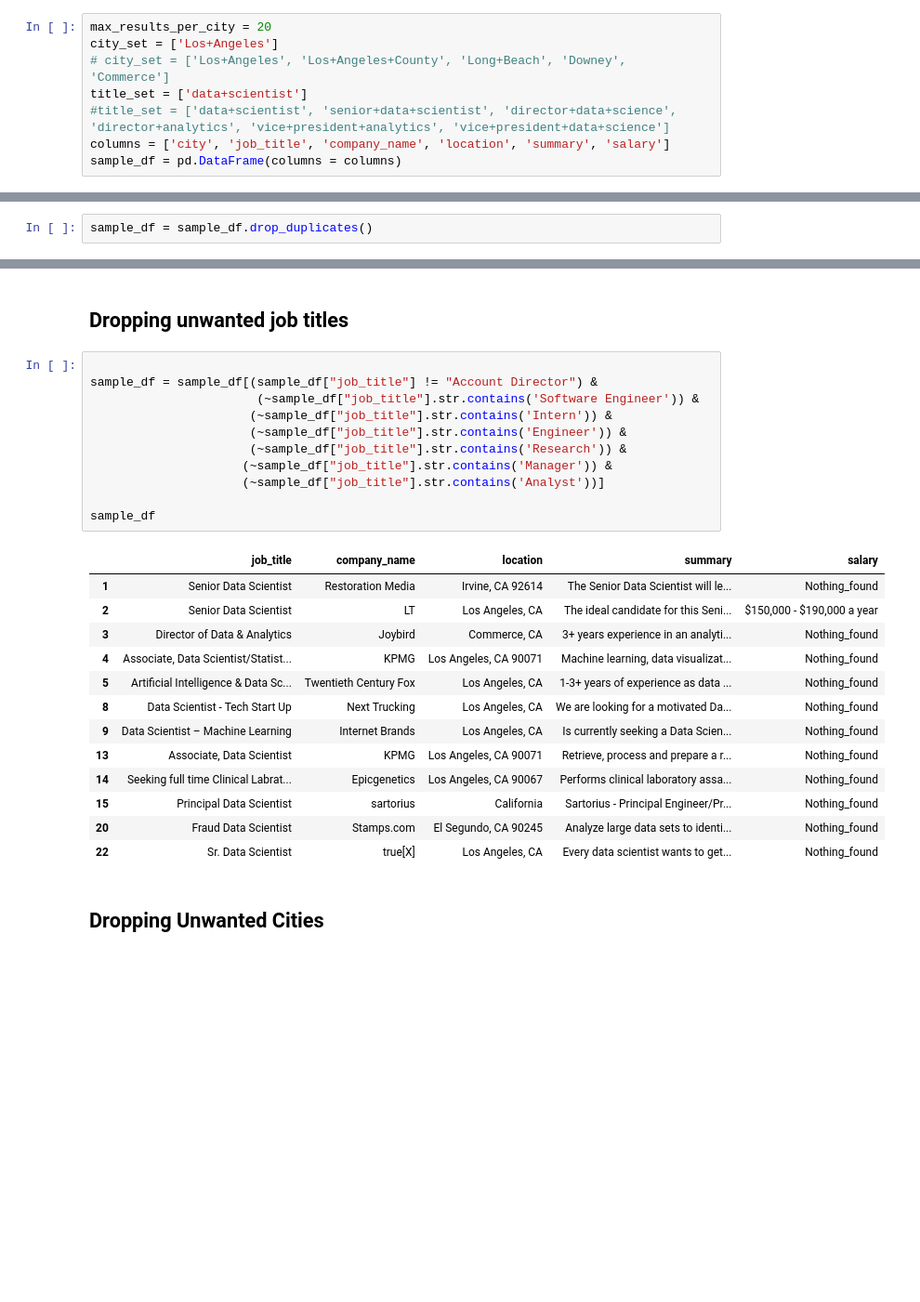
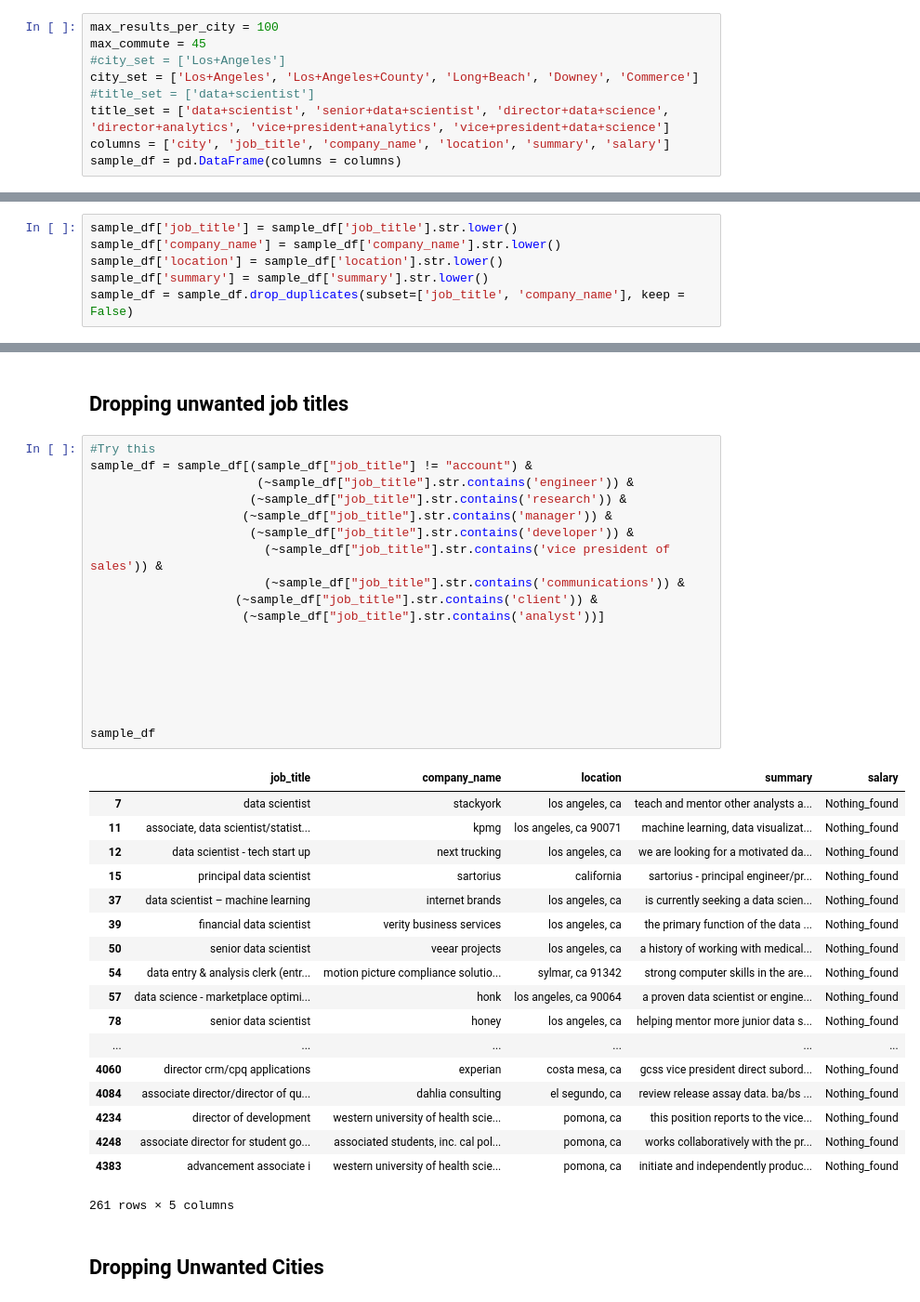
Before and after one commit to espin086/2_itsfriday, a Jupyter notebook: 1_src/2_python/2_pull_indeed.ipynb, the cells around one changed output, grey strips where cells are left out. Shown: that part at 93% size. Saved outputs shown, nothing was run; the diff lists cells and outputs as text; blank space fills up the shorter version.

```diff
--- a/1_src/2_python/2_pull_indeed.ipynb
+++ b/1_src/2_python/2_pull_indeed.ipynb
@@ -23,9 +23,10 @@ date
 # %%
-max_results_per_city = 20
-city_set = ['Los+Angeles']
-# city_set = ['Los+Angeles', 'Los+Angeles+County', 'Long+Beach', 'Downey', 'Commerce']
-title_set = ['data+scientist']
-#title_set = ['data+scientist', 'senior+data+scientist', 'director+data+science', 'director+analytics', 'vice+president+analytics', 'vice+president+data+science']
+max_results_per_city = 100
+max_commute = 45
+#city_set = ['Los+Angeles']
+city_set = ['Los+Angeles', 'Los+Angeles+County', 'Long+Beach', 'Downey', 'Commerce']
+#title_set = ['data+scientist']
+title_set = ['data+scientist', 'senior+data+scientist', 'director+data+science', 'director+analytics', 'vice+president+analytics', 'vice+president+data+science']
 columns = ['city', 'job_title', 'company_name', 'location', 'summary', 'salary']
 sample_df = pd.DataFrame(columns = columns)
 # %%
@@ -80,2 +82,0 @@ del sample_df['city']
-# %%
-sample_df = sample_df.drop_duplicates()
@@ -101,0 +83,6 @@ sample_df
+# %%
+sample_df['job_title'] = sample_df['job_title'].str.lower()
+sample_df['company_name'] = sample_df['company_name'].str.lower()
+sample_df['location'] = sample_df['location'].str.lower()
+sample_df['summary'] = sample_df['summary'].str.lower()
+sample_df = sample_df.drop_duplicates(subset=['job_title', 'company_name'], keep = False)
@@ -102,30 +113,42 @@ sample_df
 # %% [markdown]
 ## Dropping unwanted job titles
 # %%
+#Try this
+sample_df = sample_df[(sample_df["job_title"] != "account") &
+                       (~sample_df["job_title"].str.contains('engineer')) &
+                      (~sample_df["job_title"].str.contains('research')) &
+                     (~sample_df["job_title"].str.contains('manager')) &
+                      (~sample_df["job_title"].str.contains('developer')) &
+                        (~sample_df["job_title"].str.contains('vice president of sales')) &
+                        (~sample_df["job_title"].str.contains('communications')) &
+                    (~sample_df["job_title"].str.contains('client')) &
+                     (~sample_df["job_title"].str.contains('analyst'))]
 
-sample_df = sample_df[(sample_df["job_title"] != "Account Director") &
-                       (~sample_df["job_title"].str.contains('Software Engineer')) &
-                      (~sample_df["job_title"].str.contains('Intern')) &
-                      (~sample_df["job_title"].str.contains('Engineer')) &
-                      (~sample_df["job_title"].str.contains('Research')) &
-                     (~sample_df["job_title"].str.contains('Manager')) &
-                     (~sample_df["job_title"].str.contains('Analyst'))]
+
+
+
+
 
 sample_df
 # %% [output]
 |  | job_title | company_name | location | summary | salary |
-| 1 | Senior Data Scientist | Restoration Media | Irvine, CA 92614 | The Senior Data Scientist will le... | Nothing_found |
-| 2 | Senior Data Scientist | LT | Los Angeles, CA | The ideal candidate for this Seni... | $150,000 - $190,000 a year |
-| 3 | Director of Data & Analytics | Joybird | Commerce, CA | 3+ years experience in an analyti... | Nothing_found |
-| 4 | Associate, Data Scientist/Statist... | KPMG | Los Angeles, CA 90071 | Machine learning, data visualizat... | Nothing_found |
-| 5 | Artificial Intelligence & Data Sc... | Twentieth Century Fox | Los Angeles, CA | 1-3+ years of experience as data ... | Nothing_found |
-| 8 | Data Scientist - Tech Start Up | Next Trucking | Los Angeles, CA | We are looking for a motivated Da... | Nothing_found |
-| 9 | Data Scientist – Machine Learning | Internet Brands | Los Angeles, CA | Is currently seeking a Data Scien... | Nothing_found |
-| 13 | Associate, Data Scientist | KPMG | Los Angeles, CA 90071 | Retrieve, process and prepare a r... | Nothing_found |
-| 14 | Seeking full time Clinical Labrat... | Epicgenetics | Los Angeles, CA 90067 | Performs clinical laboratory assa... | Nothing_found |
-| 15 | Principal Data Scientist | sartorius | California | Sartorius - Principal Engineer/Pr... | Nothing_found |
-| 20 | Fraud Data Scientist | Stamps.com | El Segundo, CA 90245 | Analyze large data sets to identi... | Nothing_found |
-| 22 | Sr. Data Scientist | true[X] | Los Angeles, CA | Every data scientist wants to get... | Nothing_found |
+| 7 | data scientist | stackyork | los angeles, ca | teach and mentor other analysts a... | Nothing_found |
+| 11 | associate, data scientist/statist... | kpmg | los angeles, ca 90071 | machine learning, data visualizat... | Nothing_found |
+| 12 | data scientist - tech start up | next trucking | los angeles, ca | we are looking for a motivated da... | Nothing_found |
+| 15 | principal data scientist | sartorius | california | sartorius - principal engineer/pr... | Nothing_found |
+| 37 | data scientist – machine learning | internet brands | los angeles, ca | is currently seeking a data scien... | Nothing_found |
+| 39 | financial data scientist | verity business services | los angeles, ca | the primary function of the data ... | Nothing_found |
+| 50 | senior data scientist | veear projects | los angeles, ca | a history of working with medical... | Nothing_found |
+| 54 | data entry & analysis clerk (entr... | motion picture compliance solutio... | sylmar, ca 91342 | strong computer skills in the are... | Nothing_found |
+| 57 | data science - marketplace optimi... | honk | los angeles, ca 90064 | a proven data scientist or engine... | Nothing_found |
+| 78 | senior data scientist | honey | los angeles, ca | helping mentor more junior data s... | Nothing_found |
+| ... | ... | ... | ... | ... | ... |
+| 4060 | director crm/cpq applications | experian | costa mesa, ca | gcss vice president direct subord... | Nothing_found |
+| 4084 | associate director/director of qu... | dahlia consulting | el segundo, ca | review release assay data. ba/bs ... | Nothing_found |
+| 4234 | director of development | western university of health scie... | pomona, ca | this position reports to the vice... | Nothing_found |
+| 4248 | associate director for student go... | associated students, inc. cal pol... | pomona, ca | works collaboratively with the pr... | Nothing_found |
+| 4383 | advancement associate i | western university of health scie... | pomona, ca | initiate and independently produc... | Nothing_found |
+261 rows × 5 columns
 # %% [markdown]
 ## Dropping Unwanted Cities
 # %%
```
Also changed, not shown: parts of 14 cells of this notebook, 7 other files.
